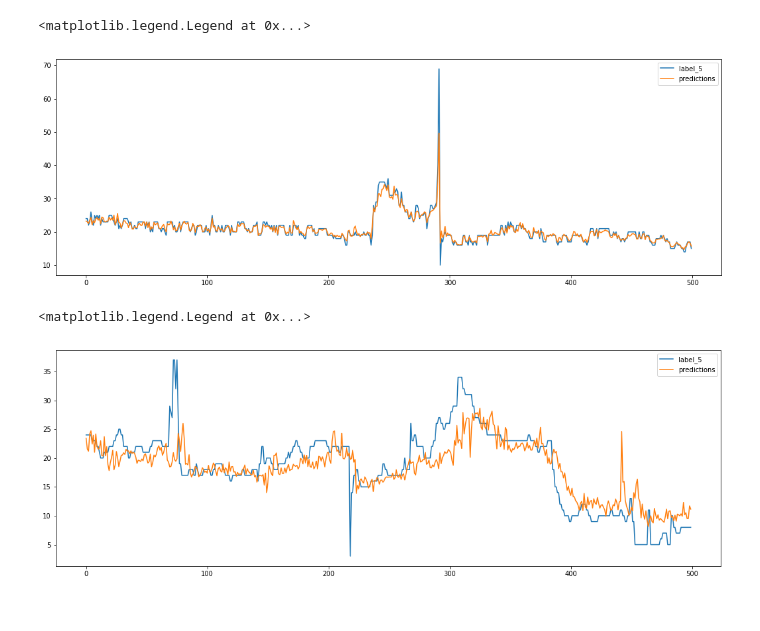
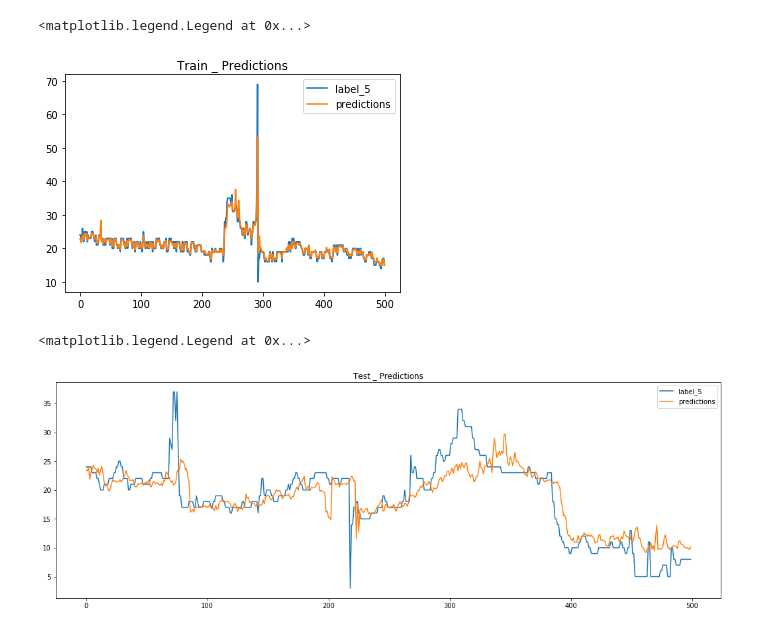
Before and after one commit to MyLearningTest/prediction_model, a Jupyter notebook: script/water_clean/Water_Regression.ipynb, the cells around one changed output. Saved outputs shown, nothing was run; the diff lists cells and outputs as text; code cells hidden in the pictures.

```diff
--- a/script/water_clean/Water_Regression.ipynb
+++ b/script/water_clean/Water_Regression.ipynb
@@ -49,7 +49,7 @@ for lag_n in lags:
 water_rollingstd=data_basic[['ts']+list(s for s in data_basic.columns if 'rollingstd' in s)]
 # %%
 #初值-均值
-logs = [3,7]
+lags = [3,7]
 for lag_n in lags:
     for col_name in rolling_features_input_cols:
         data_basic[col_name+'_rollingdiff_'+str(lag_n)]=data[col_name]-data[col_name].rolling(window=lag_n).mean()
@@ -60,5 +60,3 @@ data_all = pd.merge(data,water_rollingmean,on=['ts'])\
                 .merge(water_rollingmax,on=['ts'])\
                 .merge(water_rollingstd,on=['ts'])\
                 .merge(water_rollingdiff,on=['ts'])
-# %%
-data_all=data_all.fillna(0)
@@ -79,11 +132,12 @@ train.shape,test.shape
 # %%
-excluded_cols = ['datetime', 'label', 'ts', 'output_water_cod','label_5']
+excluded_cols = ['datetime', 'ts', 'output_water_cod','label_5']
 rolling_features = [col for col in data_all.columns if "_rolling" in col]
 basic_features = [col for col in data_all.columns if col not in rolling_features + excluded_cols]
 # %%
-rollingmean_features = [col for col in data_all.columns if "_rollingmean" in col]
-rollingmax_features = [col for col in data_all.columns if "_rollingmax" in col]
-rollingmin_features = [col for col in data_all.columns if "_rollingmin" in col]
-rollingdiff_features = [col for col in data_all.columns if "_rollingdiff" in col]
-rollingstd_features = [col for col in data_all.columns if "_rollingstd" in col]
-features_basic=basic_features+rollingmean_features+rollingdiff_features+rollingstd_features+rollingmax_features+rollingmin_features
+rollingmean_features = [col for col in data_all.columns if "_rollingmean_" in col]
+rollingmax_features = [col for col in data_all.columns if "_rollingmax_" in col]
+rollingmin_features = [col for col in data_all.columns if "_rollingmin_" in col]
+rollingdiff_features = [col for col in data_all.columns if "_rollingdiff_" in col]
+rollingstd_features = [col for col in data_all.columns if "_rollingstd_" in col]
+features_basic=basic_features+rollingmean_features+rollingstd_features+rollingdiff_features
+#+rollingmax_features+rollingmin_features+rollingmean_features+
@@ -143,11 +189,12 @@ for i in train['label_5'].head(500).astype(float):
 # %%
 plt.plot(train_label,label='label_5')
 plt.plot(predictions,label='predictions')
 plt.rcParams['figure.figsize'] = (18.0, 6.0)
+plt.title('Train _ Predictions')
 plt.legend()
 # %% [output]
 <matplotlib.legend.Legend at 0x...>
-[figure, old version]
+[figure, new version]
 # %%
 predictions_label = predictions_test[0:500]
 test_label=[]
@@ -155,13 +202,16 @@ num=0
 for i in test['label_5'].head(500).astype(float):
      test_label.append(i)
 # %%
+#print('Mean Squared Error (RMSE) -- Train : '+str(mean_squared_error(train['label_5'],predictions)))
+#print('Mean Squared Error (RMSE) -- Test : '+str(mean_squared_error(test['label_5'],predictions_test)))
 plt.plot(test_label,label='label_5')
 plt.plot(predictions_label,label='predictions')
 plt.rcParams['figure.figsize'] = (18.0, 6.0)
+plt.title('Test _ Predictions')
 plt.legend()
 # %% [output]
 <matplotlib.legend.Legend at 0x...>
-[figure, old version]
+[figure, new version]
 # %%
 from sklearn.model_selection import cross_val_score
 # %%
```
Also changed, not shown: parts of 20 cells of this notebook.
